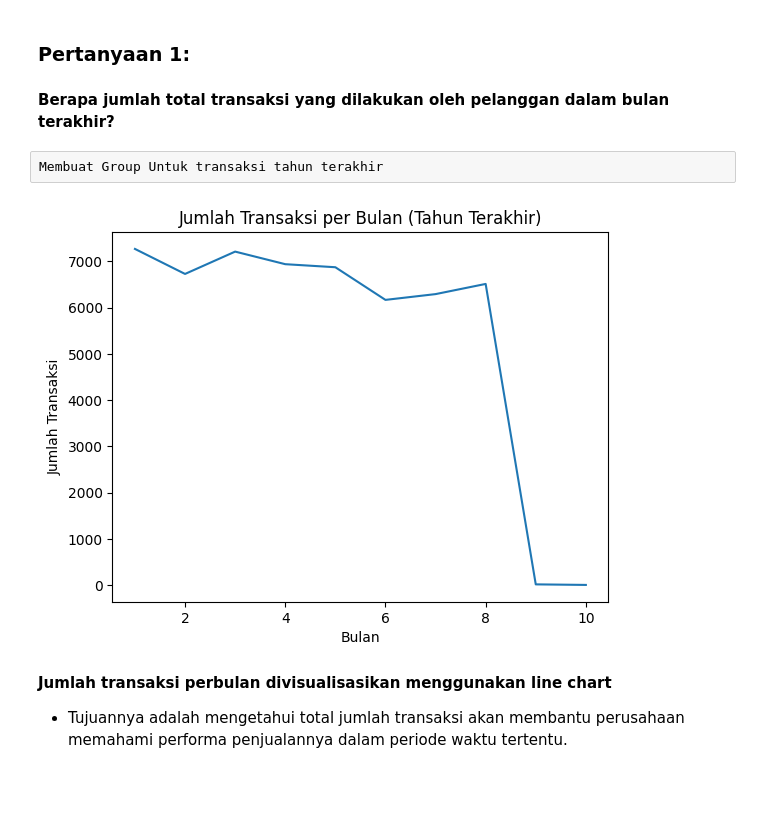
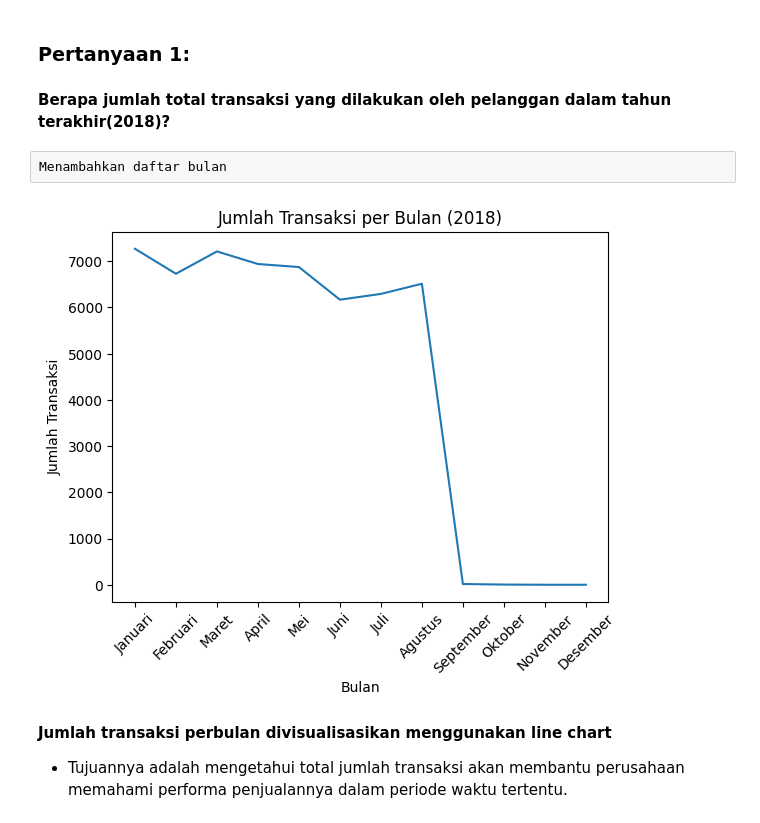
Before and after one commit to usmanhanafi/Dicoding-Submission-Belajar-Data-dengan-Python-, a Jupyter notebook: notebook.ipynb, the cells around one changed output. Saved outputs shown, nothing was run; the diff lists cells and outputs as text; code cells hidden in the pictures; blank space fills up the shorter version.

```diff
--- a/notebook.ipynb
+++ b/notebook.ipynb
@@ -468,0 +467,5 @@ tahun_terakhir = orders_df['order_purchase_timestamp'].dt.year.max()
+# %%
+orders_df['order_purchase_timestamp'] = pd.to_datetime(orders_df['order_purchase_timestamp'], errors='coerce')
+
+tahun_terakhir = orders_df['order_purchase_timestamp'].dt.year.max()
+print('Tahun transaksi terakhir: ', tahun_terakhir)
@@ -470,6 +475,8 @@ tahun_terakhir = orders_df['order_purchase_timestamp'].dt.year.max()
 Menentukan tahun Terakhir
 # %%
 transaksi_tahun_terakhir = orders_df[orders_df['order_purchase_timestamp'].dt.year == tahun_terakhir]
+monthly_transactions = transaksi_tahun_terakhir.groupby(transaksi_tahun_terakhir['order_purchase_timestamp'].dt.month).size()
+monthly_transactions = monthly_transactions.reindex(range(1, 13), fill_value=0)
 # %% [raw]
 Menentukan transaksi tahun Terakhir
 # %%
@@ -513,4 +524,4 @@ Data telah disimpan ke dalam CSV dan DataFrame telah dibuat.
 # %% [markdown]
 ### Pertanyaan 1:
 # %% [markdown]
-**Berapa jumlah total transaksi yang dilakukan oleh pelanggan dalam bulan terakhir?**
+**Berapa jumlah total transaksi yang dilakukan oleh pelanggan dalam tahun terakhir(2018)?**
@@ -519,13 +528,21 @@ monthly_transactions = transaksi_tahun_terakhir.groupby(transaksi_tahun_terakhir
-# %% [raw]
-Membuat Group Untuk transaksi tahun terakhir
+# %%
+bulan = ['Januari', 'Februari', 'Maret', 'April', 'Mei', 'Juni',
+         'Juli', 'Agustus', 'September', 'Oktober', 'November', 'Desember']
+# %% [raw]
+Menambahkan daftar bulan
 # %%
-sns.lineplot(data=monthly_transactions)
-plt.title('Jumlah Transaksi per Bulan (Tahun Terakhir)')
+sns.lineplot(x=monthly_transactions.index, y=monthly_transactions.values)
+
+plt.xticks(ticks=monthly_transactions.index, labels=bulan, rotation=45)
+
+plt.title(f'Jumlah Transaksi per Bulan ({tahun_terakhir})')
+
 plt.xlabel('Bulan')
 plt.ylabel('Jumlah Transaksi')
+
 plt.show()
 # %% [output]
-[figure, old version]
+[figure, new version]
 # %% [markdown]
 **Jumlah transaksi perbulan divisualisasikan menggunakan line chart**
 - Tujuannya adalah mengetahui total jumlah transaksi akan membantu perusahaan memahami performa penjualannya dalam periode waktu tertentu.
```
Also changed, not shown: parts of 10 cells of this notebook, 3 other files.
